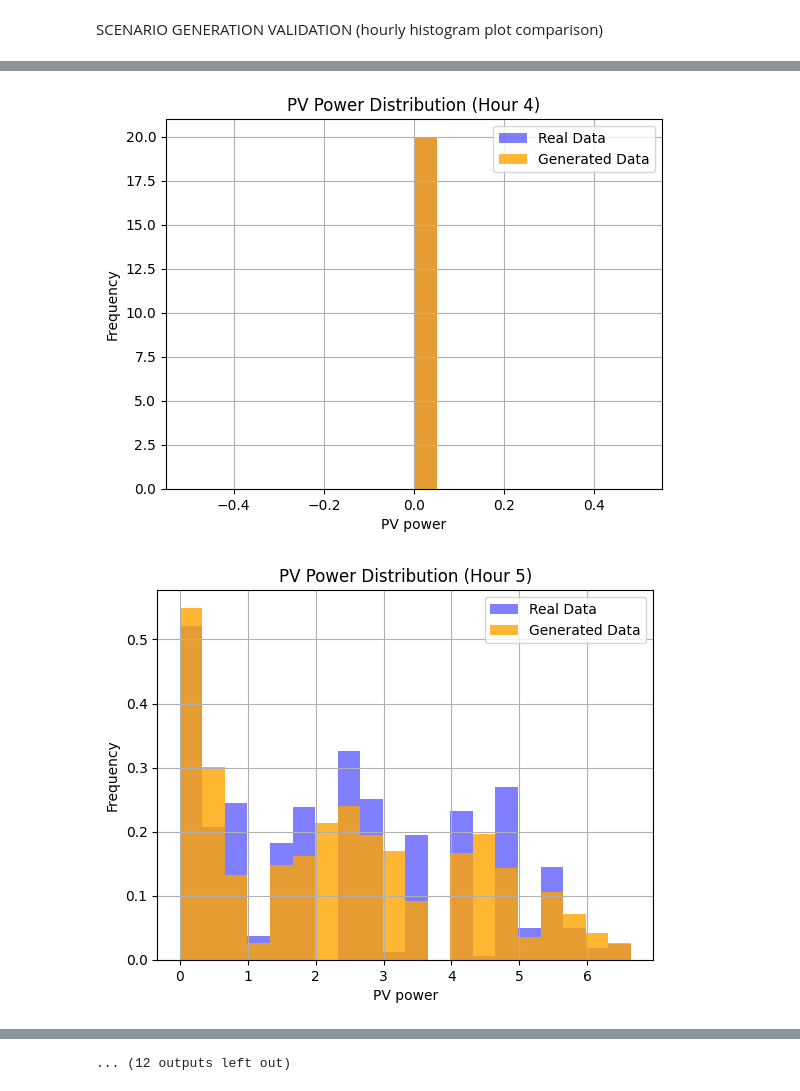
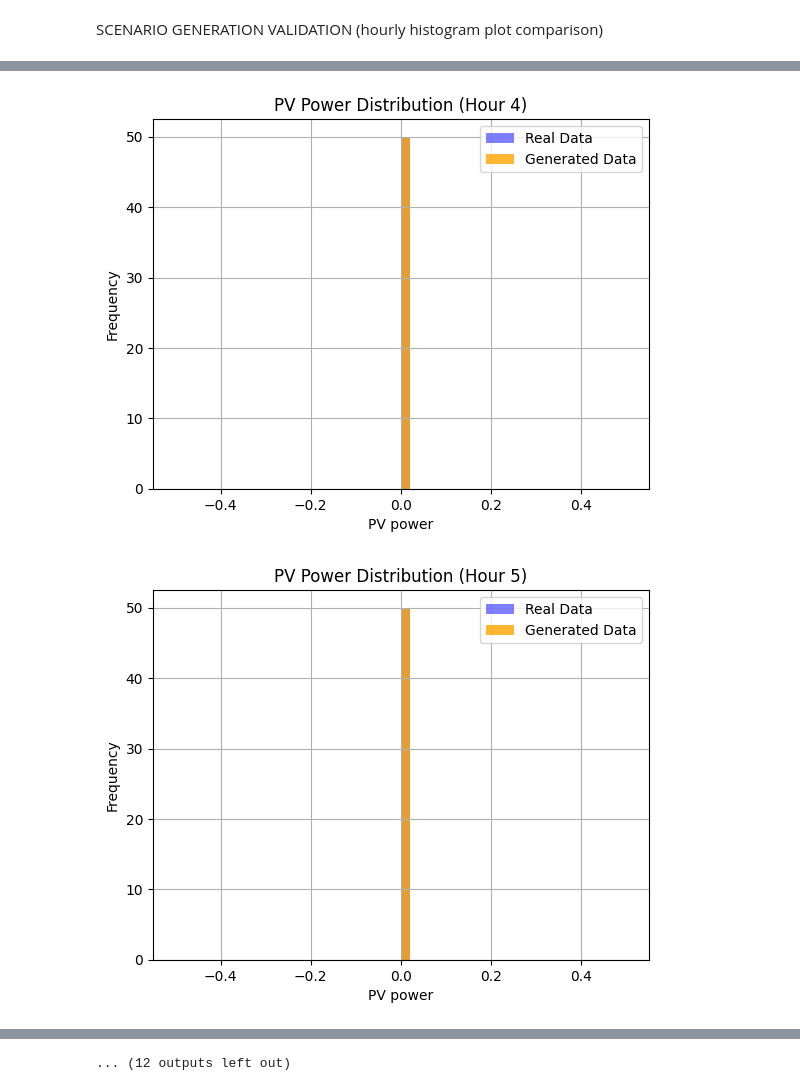
Before and after one commit to TUMFTM/REVOL-E-TION, a Jupyter notebook: RE stochastic gen/PV_gen/PV_gen.ipynb, the cells around one changed output, grey strips where cells are left out. Cells and saved outputs as stored; diff of their text form; code cells hidden in the pictures.

```diff
--- a/RE stochastic gen/PV_gen/PV_gen.ipynb
+++ b/RE stochastic gen/PV_gen/PV_gen.ipynb
@@ -276,7 +276,7 @@ date_index = pd.date_range(start_date, periods=len(concatenated_generated_data),
 concatenated_generated_data.index = date_index
 
 # Define the month for which you want to generate histograms (e.g., December)
-target_month = 6
+target_month = 1
 
 # Loop through each hour of the day and generate histograms
 for hour in range(24):
@@ -293,8 +293,8 @@ for hour in range(24):
     ]
 
     # Plotting the histograms for real and generated data
-    plt.hist(filtered_input_data['P'], bins=20, alpha=0.5, label='Real Data', color='blue', density=True)
-    plt.hist(filtered_generated_data.values.flatten(), bins=20, alpha=0.8, label='Generated Data', color='orange', density=True)
+    plt.hist(filtered_input_data['P'], bins=50, alpha=0.5, label='Real Data', color='blue', density=True)
+    plt.hist(filtered_generated_data.values.flatten(), bins=50, alpha=0.8, label='Generated Data', color='orange', density=True)
 
     plt.xlabel('PV power')
     plt.ylabel('Frequency')
@@ -309,2 +309,2 @@ for hour in range(24):
-[figure, old version]
+[figure, new version]
-[figure, old version]
+[figure, new version]
```
Also changed, not shown: parts of 1 cell of this notebook, 1 other file.
